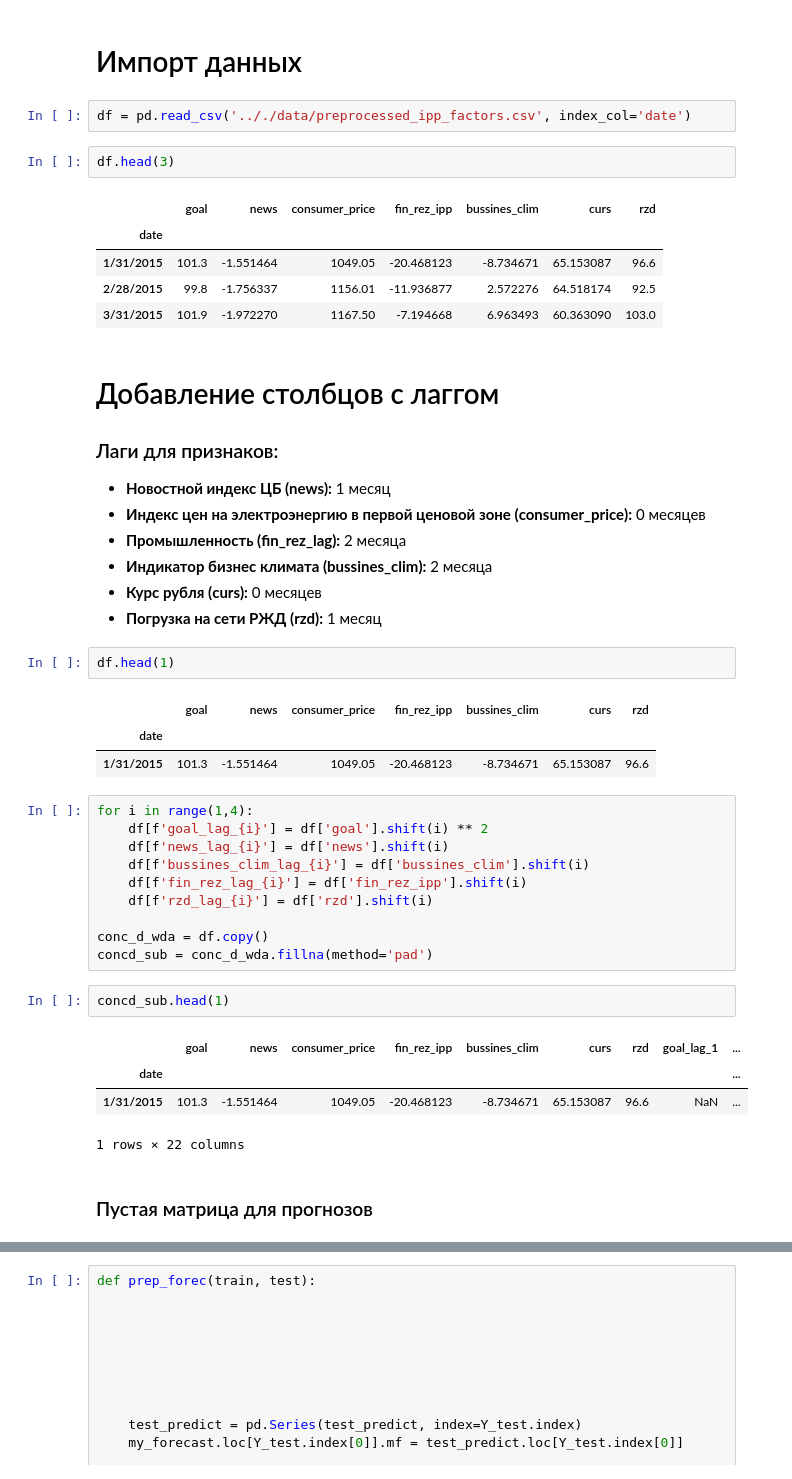
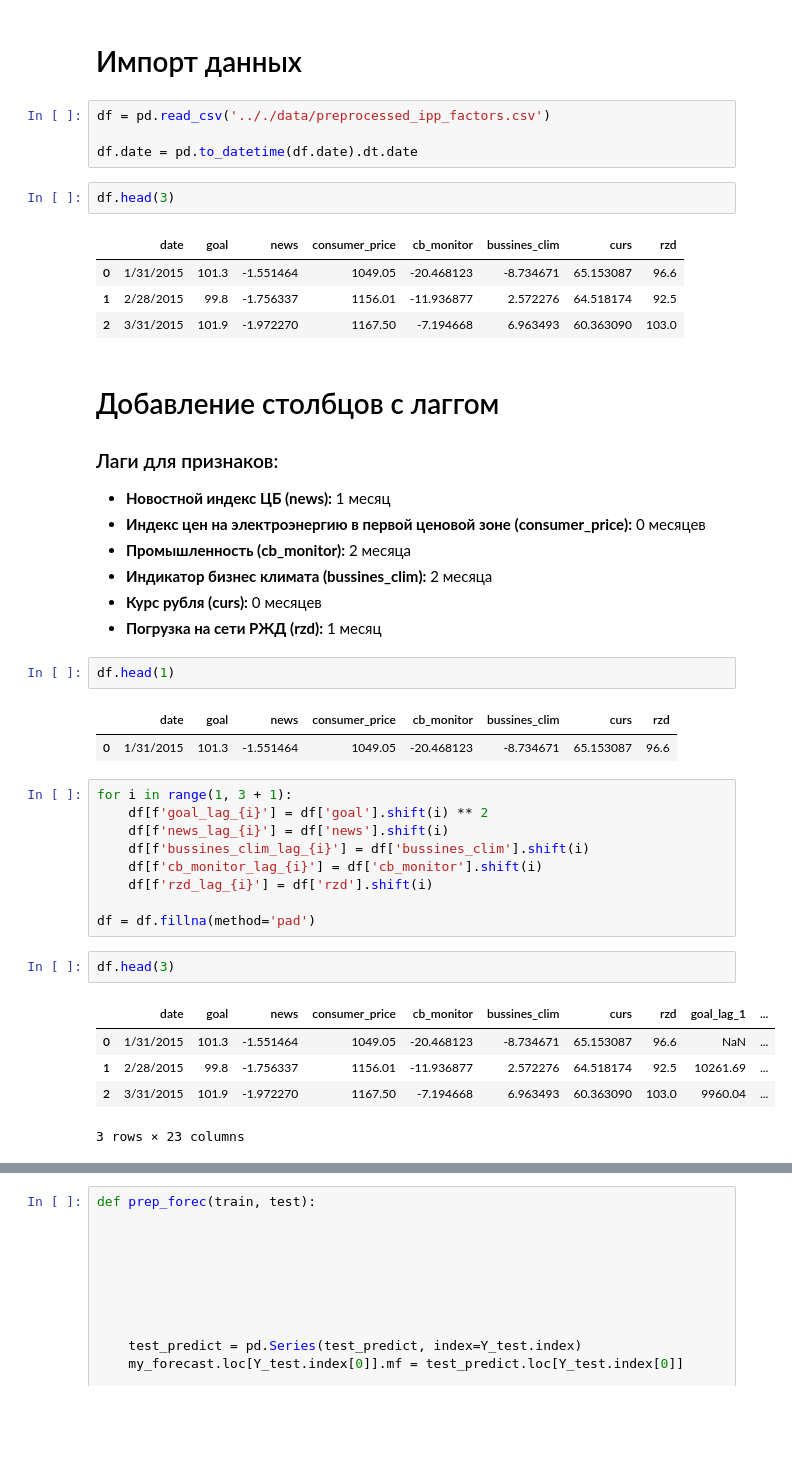
Before and after one commit to MishaAnikutin/regression-for-vavt, a Jupyter notebook: research/Индекс промышленного производства + CatBoost.ipynb, the cells around one changed output, grey strips where cells are left out. Cells and saved outputs as stored; diff of their text form; blank space fills up the shorter version.

```diff
--- a/research/Индекс промышленного производства + CatBoost.ipynb
+++ b/research/Индекс промышленного производства + CatBoost.ipynb
@@ -28,47 +48,45 @@ import matplotlib.pyplot as plt
 # %% [markdown]
 # Импорт данных
 # %%
-df = pd.read_csv('.././data/preprocessed_ipp_factors.csv', index_col='date')
+df = pd.read_csv('.././data/preprocessed_ipp_factors.csv')
+
+df.date = pd.to_datetime(df.date).dt.date
 # %%
 df.head(3)
 # %% [output]
-|  | goal | news | consumer_price | fin_rez_ipp | bussines_clim | curs | rzd |
-| date |  |  |  |  |  |  |  |
-| 1/31/2015 | 101.3 | -1.551464 | 1049.05 | -20.468123 | -8.734671 | 65.153087 | 96.6 |
-| 2/28/2015 | 99.8 | -1.756337 | 1156.01 | -11.936877 | 2.572276 | 64.518174 | 92.5 |
-| 3/31/2015 | 101.9 | -1.972270 | 1167.50 | -7.194668 | 6.963493 | 60.363090 | 103.0 |
+|  | date | goal | news | consumer_price | cb_monitor | bussines_clim | curs | rzd |
+| 0 | 1/31/2015 | 101.3 | -1.551464 | 1049.05 | -20.468123 | -8.734671 | 65.153087 | 96.6 |
+| 1 | 2/28/2015 | 99.8 | -1.756337 | 1156.01 | -11.936877 | 2.572276 | 64.518174 | 92.5 |
+| 2 | 3/31/2015 | 101.9 | -1.972270 | 1167.50 | -7.194668 | 6.963493 | 60.363090 | 103.0 |
 # %% [markdown]
 # Добавление столбцов с лаггом
 
 ### Лаги для признаков:
 - __Новостной индекс ЦБ (news):__ 1 месяц
 - __Индекс цен на электроэнергию в первой ценовой зоне (consumer_price):__ 0 месяцев
-- __Промышленность (fin_rez_lag):__ 2 месяца
+- __Промышленность (cb_monitor):__ 2 месяца
 - __Индикатор бизнес климата (bussines_clim):__ 2 месяца
 - __Курс рубля (curs):__ 0 месяцев
 - __Погрузка на сети РЖД (rzd):__ 1 месяц
 # %%
 df.head(1)
 # %% [output]
-|  | goal | news | consumer_price | fin_rez_ipp | bussines_clim | curs | rzd |
-| date |  |  |  |  |  |  |  |
-| 1/31/2015 | 101.3 | -1.551464 | 1049.05 | -20.468123 | -8.734671 | 65.153087 | 96.6 |
+|  | date | goal | news | consumer_price | cb_monitor | bussines_clim | curs | rzd |
+| 0 | 1/31/2015 | 101.3 | -1.551464 | 1049.05 | -20.468123 | -8.734671 | 65.153087 | 96.6 |
 # %%
-for i in range(1,4):
+for i in range(1, 3 + 1):
     df[f'goal_lag_{i}'] = df['goal'].shift(i) ** 2
     df[f'news_lag_{i}'] = df['news'].shift(i)
     df[f'bussines_clim_lag_{i}'] = df['bussines_clim'].shift(i)
-    df[f'fin_rez_lag_{i}'] = df['fin_rez_ipp'].shift(i)
+    df[f'cb_monitor_lag_{i}'] = df['cb_monitor'].shift(i)
     df[f'rzd_lag_{i}'] = df['rzd'].shift(i)
 
-conc_d_wda = df.copy()
-concd_sub = conc_d_wda.fillna(method='pad')
+df = df.fillna(method='pad')
 # %%
-concd_sub.head(1)
+df.head(3)
 # %% [output]
-|  | goal | news | consumer_price | fin_rez_ipp | bussines_clim | curs | rzd | goal_lag_1 | ... |
-| date |  |  |  |  |  |  |  |  | ... |
-| 1/31/2015 | 101.3 | -1.551464 | 1049.05 | -20.468123 | -8.734671 | 65.153087 | 96.6 | NaN | ... |
+|  | date | goal | news | consumer_price | cb_monitor | bussines_clim | curs | rzd | goal_lag_1 | ... |
+| 0 | 1/31/2015 | 101.3 | -1.551464 | 1049.05 | -20.468123 | -8.734671 | 65.153087 | 96.6 | NaN | ... |
+| 1 | 2/28/2015 | 99.8 | -1.756337 | 1156.01 | -11.936877 | 2.572276 | 64.518174 | 92.5 | 10261.69 | ... |
+| 2 | 3/31/2015 | 101.9 | -1.972270 | 1167.50 | -7.194668 | 6.963493 | 60.363090 | 103.0 | 9960.04 | ... |
-1 rows × 22 columns
+3 rows × 23 columns
-# %% [markdown]
-### Пустая матрица для прогнозов
```
Also changed, not shown: parts of 26 cells of this notebook, 8 other files.
